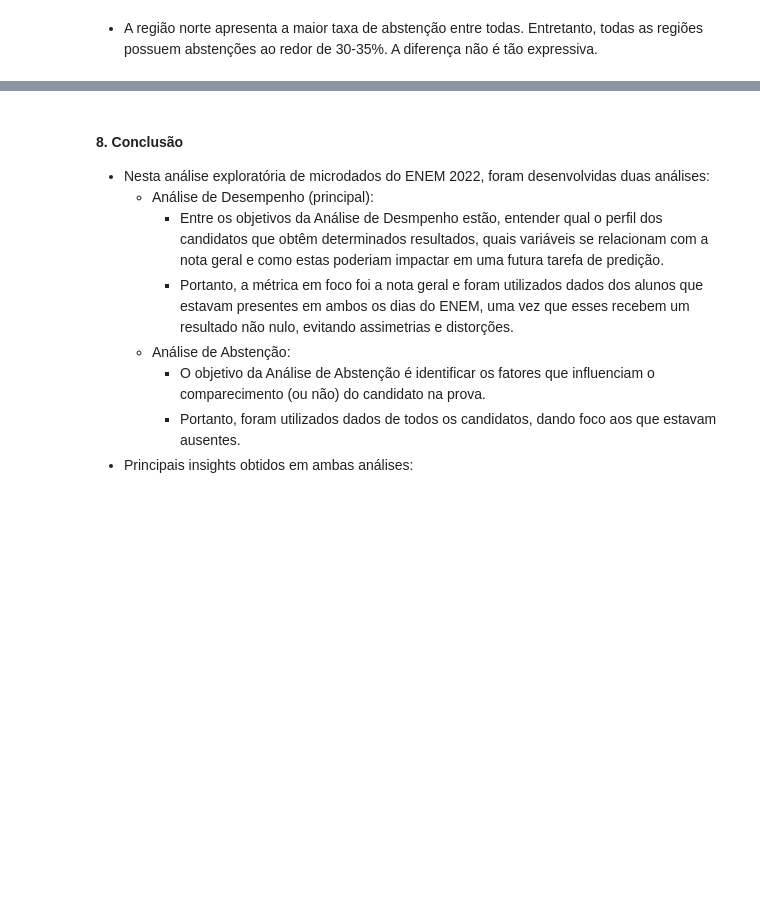
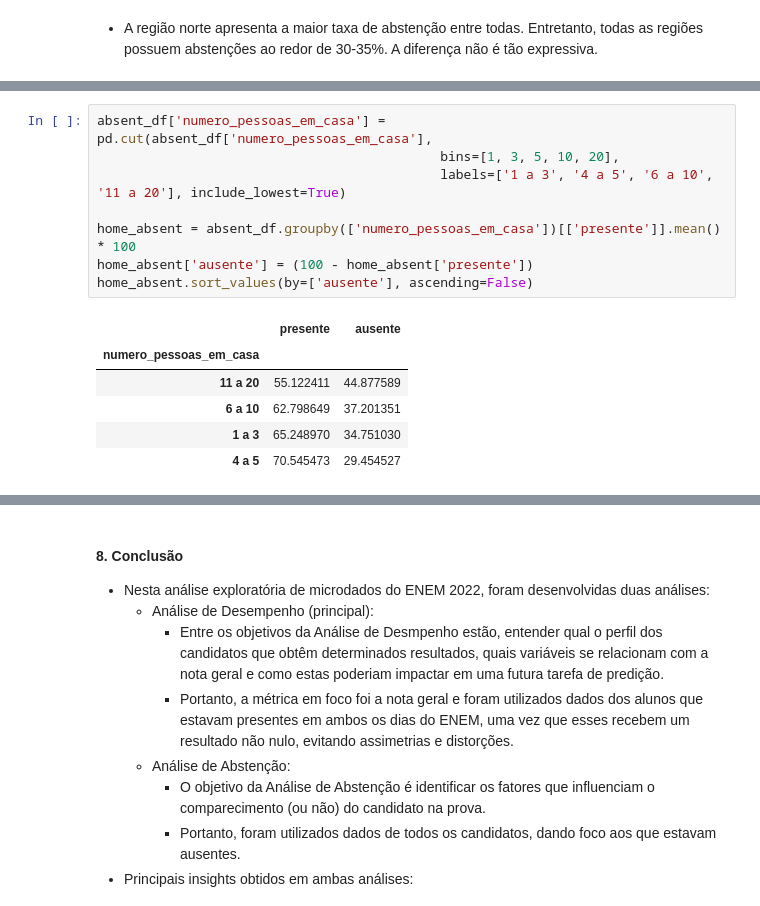
Before and after one commit to allmeidaapedro/Enem-Analysis, a Jupyter notebook: notebooks/2_eda.ipynb, the cells around one changed output, grey strips where cells are left out. Drawn from its saved outputs; the diff is of its cells as text; blank space fills up the shorter version.

```diff
--- a/notebooks/2_eda.ipynb
+++ b/notebooks/2_eda.ipynb
@@ -1294,0 +1339,15 @@ plt.show()
+# %%
+absent_df['numero_pessoas_em_casa'] = pd.cut(absent_df['numero_pessoas_em_casa'],
+                                            bins=[1, 3, 5, 10, 20],
+                                            labels=['1 a 3', '4 a 5', '6 a 10', '11 a 20'], include_lowest=True)
+
+home_absent = absent_df.groupby(['numero_pessoas_em_casa'])[['presente']].mean() * 100
+home_absent['ausente'] = (100 - home_absent['presente'])
+home_absent.sort_values(by=['ausente'], ascending=False)
+# %% [output]
+|  | presente | ausente |
+| numero_pessoas_em_casa |  |  |
+| 11 a 20 | 55.122411 | 44.877589 |
+| 6 a 10 | 62.798649 | 37.201351 |
+| 1 a 3 | 65.248970 | 34.751030 |
+| 4 a 5 | 70.545473 | 29.454527 |
```
Also changed, not shown: parts of 17 cells of this notebook, 3 other files.
